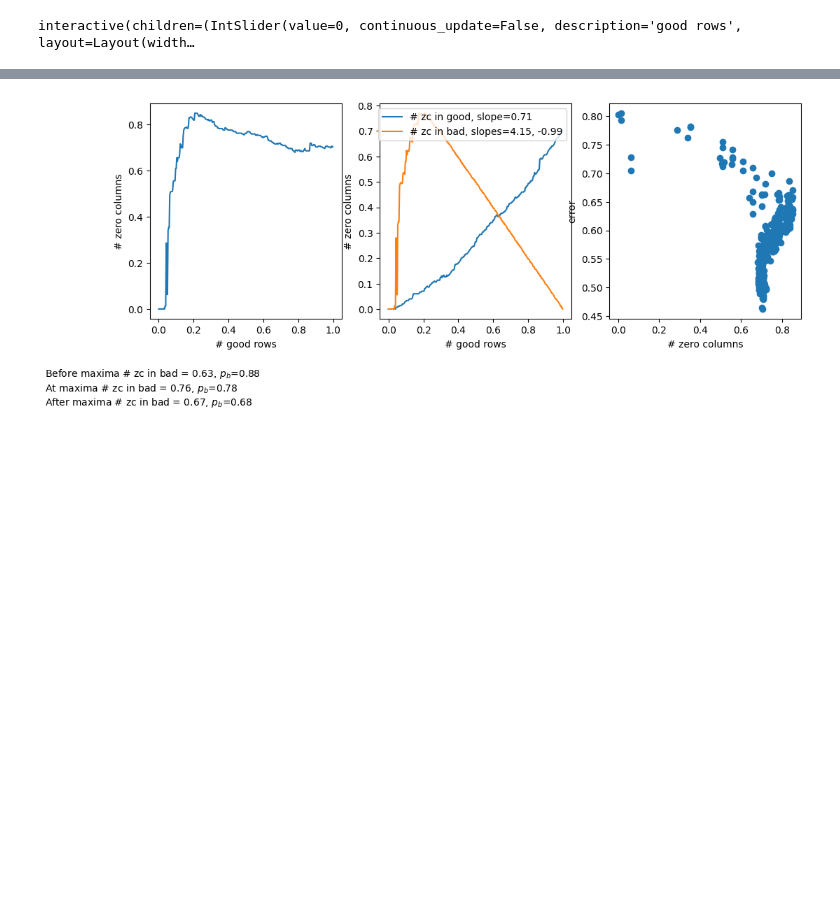
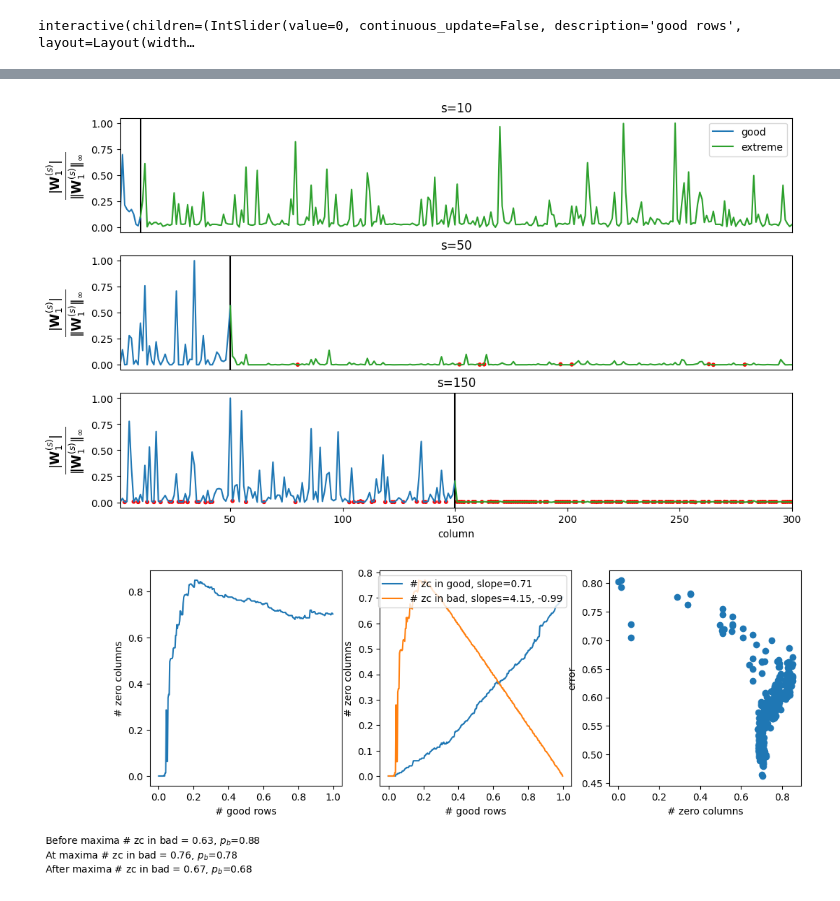
Before and after one commit to pinakm9/random-feature-map, a Jupyter notebook: notebooks/microscopy.ipynb, the cells around one changed output, grey strips where cells are left out. Cells and saved outputs as stored; diff of their text form; code cells hidden in the pictures; blank space fills up the shorter version.

```diff
--- a/notebooks/microscopy.ipynb
+++ b/notebooks/microscopy.ipynb
@@ -67,3 +71,7 @@ viewer.plot3(l, c0, c1, l0, l1, limits, file_path=f'../data/plots/e2g_{l}.png')
+# %%
+viewer.plot4([10, 50, 150], c0, c1, l0, l1, limits, file_path=f'../data/plots/e2g_10_50_150.png')
+# %% [output]
+[figure, added]
 # %%
 viewer.zc_vs_good([-10, 10])
 # %% [output]
```
Also changed, not shown: parts of 3 cells of this notebook, 2 other files.
